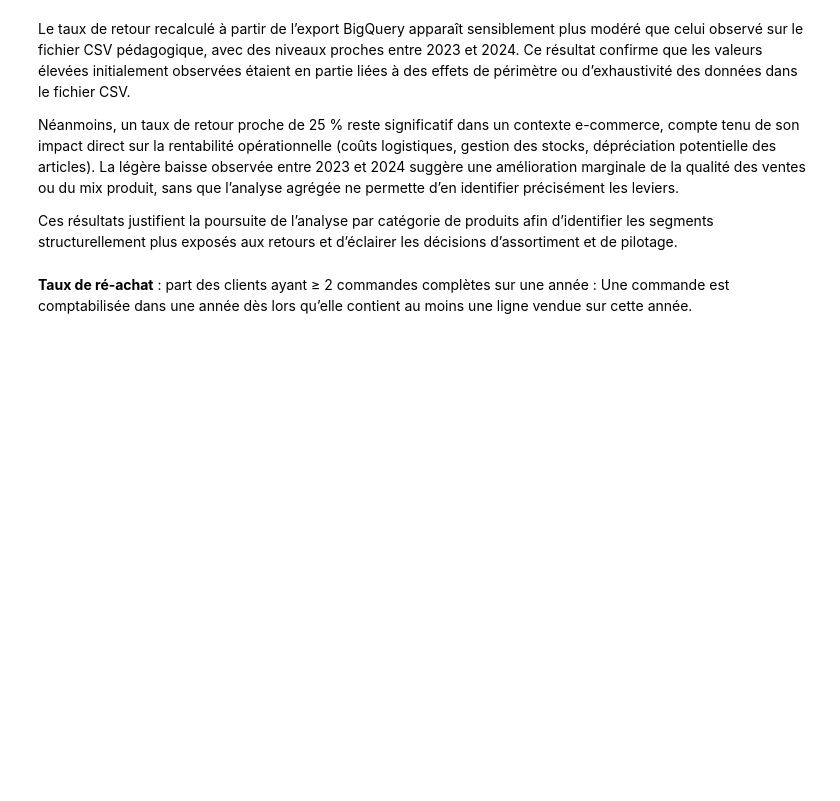
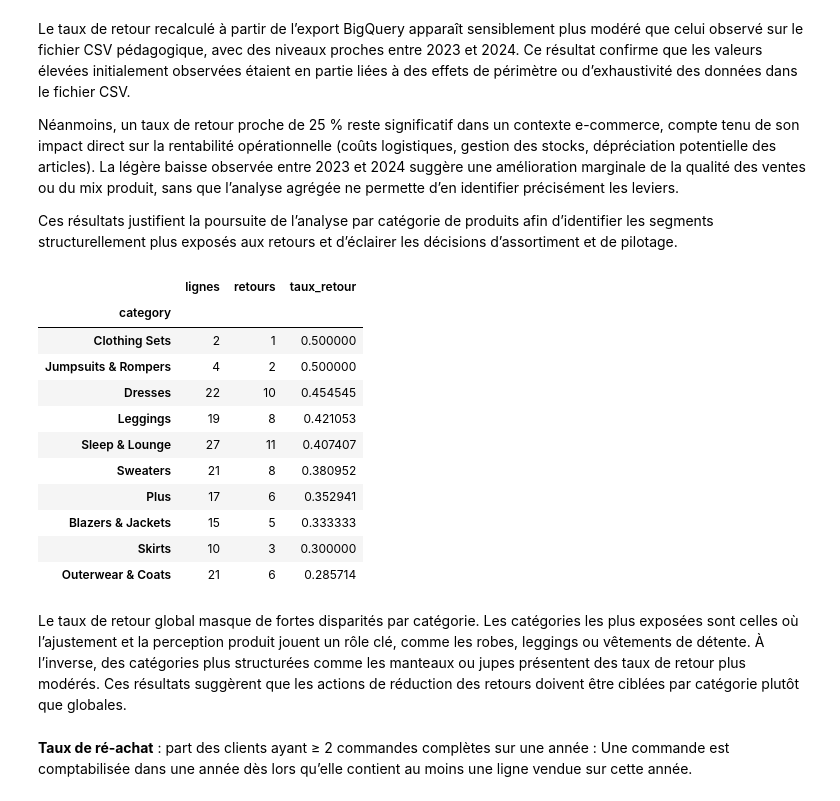
Before and after one commit to Ju3465/Analyse-e-commerce-2023-vs-2024-thelook_ecommerce, a Jupyter notebook: notebooks/eda_thelook_fr_women_2023_2024.ipynb, the cells around one changed output. Saved outputs shown, nothing was run; the diff lists cells and outputs as text; code cells hidden in the pictures; blank space fills up the shorter version.

```diff
--- a/notebooks/eda_thelook_fr_women_2023_2024.ipynb
+++ b/notebooks/eda_thelook_fr_women_2023_2024.ipynb
@@ -1237,6 +1269,38 @@ Le taux de retour recalculé à partir de l’export BigQuery apparaît sensible
 Néanmoins, un taux de retour proche de 25 % reste significatif dans un contexte e-commerce, compte tenu de son impact direct sur la rentabilité opérationnelle (coûts logistiques, gestion des stocks, dépréciation potentielle des articles). La légère baisse observée entre 2023 et 2024 suggère une amélioration marginale de la qualité des ventes ou du mix produit, sans que l’analyse agrégée ne permette d’en identifier précisément les leviers.
 
 Ces résultats justifient la poursuite de l’analyse par catégorie de produits afin d’identifier les segments structurellement plus exposés aux retours et d’éclairer les décisions d’assortiment et de pilotage.
+# %%
+# Taux de retour par catégorie
+retours_cat_bq = (
+    df_bq[df_bq["item_status"].isin(["Complete", "Returned"])]
+    .assign(is_return=lambda x: x["item_status"] == "Returned")
+    .groupby("category", observed=False)
+    .agg(
+        lignes=("is_return", "count"),
+        retours=("is_return", "sum")
+    )
+)
+
+retours_cat_bq["taux_retour"] = retours_cat_bq["retours"] / retours_cat_bq["lignes"]
+retours_cat_bq.sort_values("taux_retour", ascending=False).head(10)
+# %% [output]
+|  | lignes | retours | taux_retour |
+| category |  |  |  |
+| Clothing Sets | 2 | 1 | 0.500000 |
+| Jumpsuits & Rompers | 4 | 2 | 0.500000 |
+| Dresses | 22 | 10 | 0.454545 |
+| Leggings | 19 | 8 | 0.421053 |
+| Sleep & Lounge | 27 | 11 | 0.407407 |
+| Sweaters | 21 | 8 | 0.380952 |
+| Plus | 17 | 6 | 0.352941 |
+| Blazers & Jackets | 15 | 5 | 0.333333 |
+| Skirts | 10 | 3 | 0.300000 |
+| Outerwear & Coats | 21 | 6 | 0.285714 |
+# %% [markdown]
+Le taux de retour global masque de fortes disparités par catégorie.
+Les catégories les plus exposées sont celles où l’ajustement et la perception produit jouent un rôle clé, comme les robes, leggings ou vêtements de détente.
+À l’inverse, des catégories plus structurées comme les manteaux ou jupes présentent des taux de retour plus modérés.
+Ces résultats suggèrent que les actions de réduction des retours doivent être ciblées par catégorie plutôt que globales.
 # %% [markdown]
 **Taux de ré‑achat** : part des clients ayant ≥ 2 commandes complètes sur une année : Une commande est comptabilisée dans une année dès lors qu’elle contient au moins une ligne vendue sur cette année.
 # %%
```
Also changed, not shown: parts of 3 cells of this notebook.
